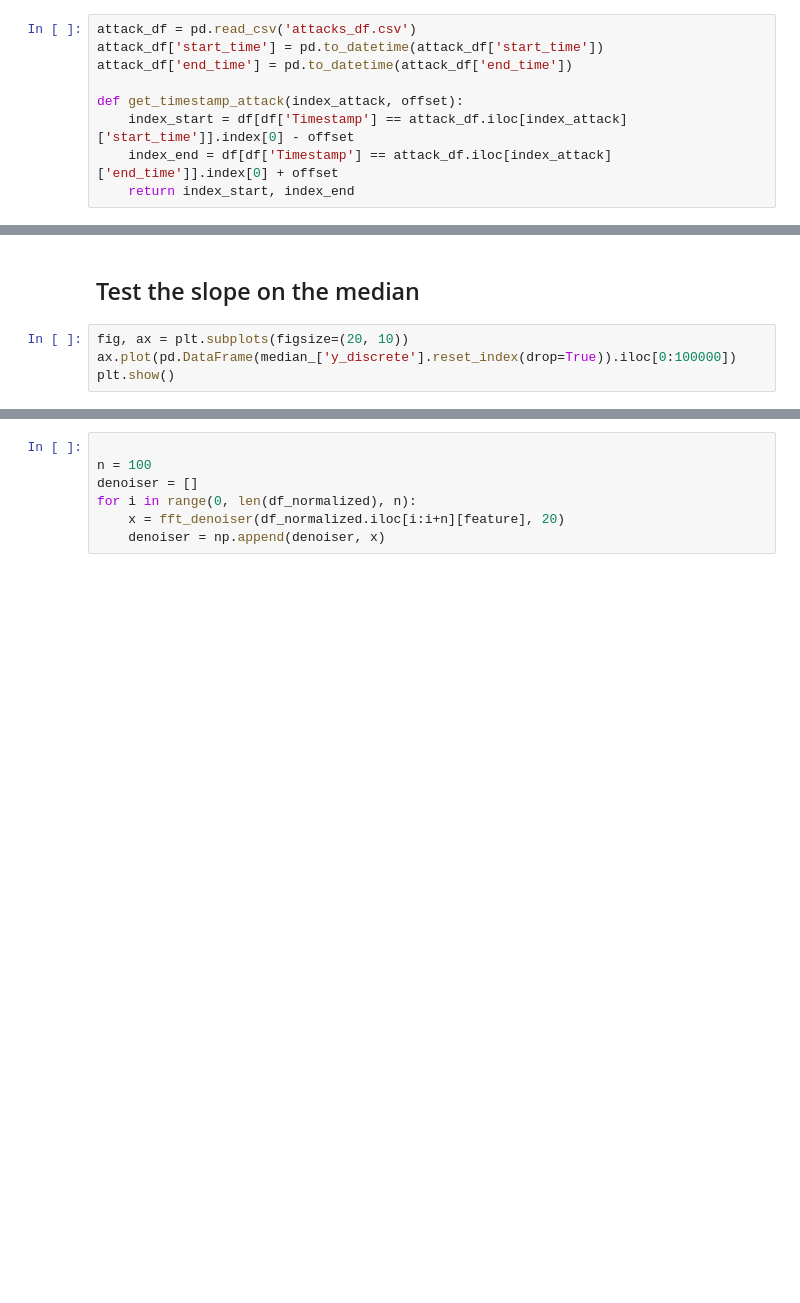
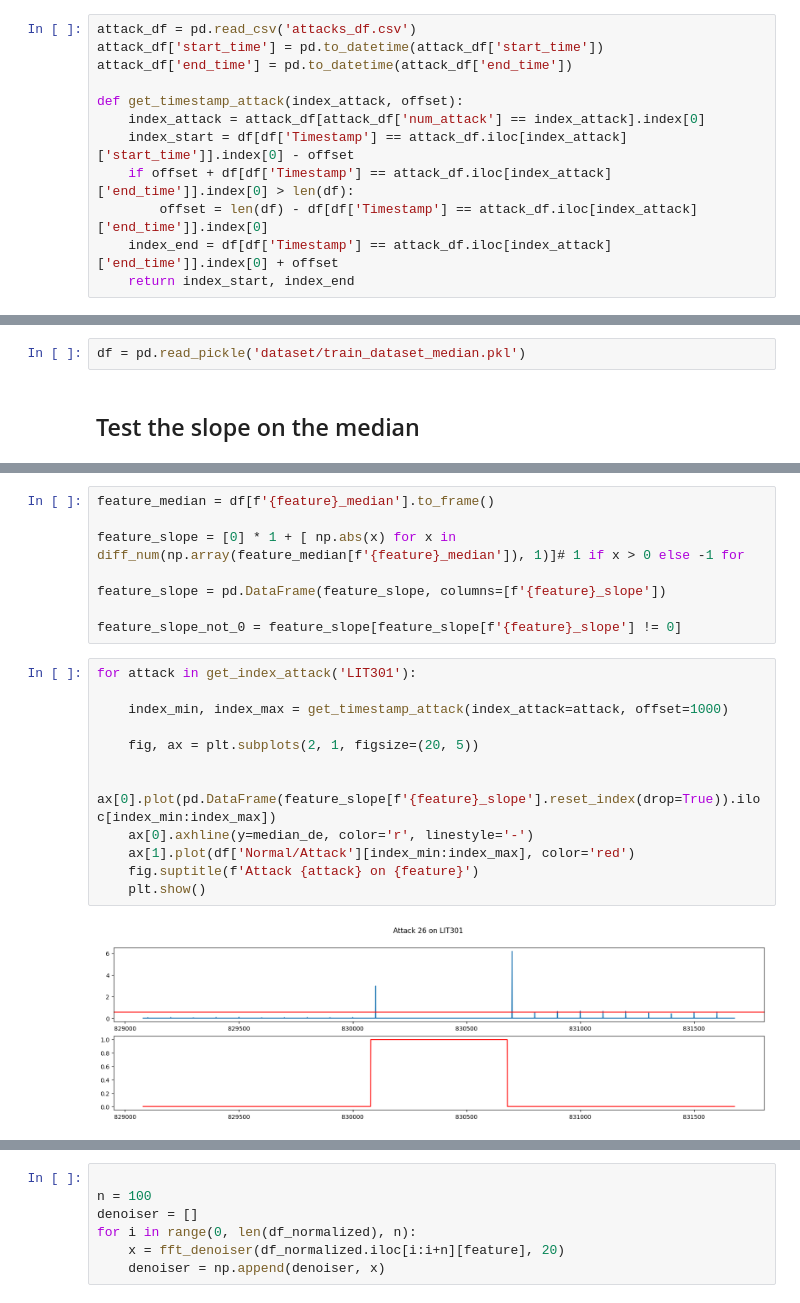
Before and after one commit to dbodenghien/SWaT_Analysis_TFE, a Jupyter notebook: markov_chain.ipynb, the cells around one changed output, grey strips where cells are left out. Cells and saved outputs as stored; diff of their text form; blank space fills up the shorter version.

```diff
--- a/markov_chain.ipynb
+++ b/markov_chain.ipynb
@@ -66,7 +70,10 @@ attack_df['start_time'] = pd.to_datetime(attack_df['start_time'])
 attack_df['end_time'] = pd.to_datetime(attack_df['end_time'])
 
 def get_timestamp_attack(index_attack, offset):
+    index_attack = attack_df[attack_df['num_attack'] == index_attack].index[0]
     index_start = df[df['Timestamp'] == attack_df.iloc[index_attack]['start_time']].index[0] - offset
+    if offset + df[df['Timestamp'] == attack_df.iloc[index_attack]['end_time']].index[0] > len(df):
+        offset = len(df) - df[df['Timestamp'] == attack_df.iloc[index_attack]['end_time']].index[0]
     index_end = df[df['Timestamp'] == attack_df.iloc[index_attack]['end_time']].index[0] + offset
     return index_start, index_end
 # %%
@@ -133,6 +140,4 @@ df.to_pickle('dataset/train_dataset_median.pkl')
+# %%
+df = pd.read_pickle('dataset/train_dataset_median.pkl')
 # %% [markdown]
 ## Test the slope on the median
-# %%
-fig, ax = plt.subplots(figsize=(20, 10))
-ax.plot(pd.DataFrame(median_['y_discrete'].reset_index(drop=True)).iloc[0:100000])
-plt.show()
@@ -138,0 +165,22 @@ plt.show()
+# %%
+feature_median = df[f'{feature}_median'].to_frame()
+
+feature_slope = [0] * 1 + [ np.abs(x) for x in diff_num(np.array(feature_median[f'{feature}_median']), 1)]# 1 if x > 0 else -1 for
+
+feature_slope = pd.DataFrame(feature_slope, columns=[f'{feature}_slope'])
+
+feature_slope_not_0 = feature_slope[feature_slope[f'{feature}_slope'] != 0]
+# %%
+for attack in get_index_attack('LIT301'):
+
+    index_min, index_max = get_timestamp_attack(index_attack=attack, offset=1000)
+
+    fig, ax = plt.subplots(2, 1, figsize=(20, 5))
+
+    ax[0].plot(pd.DataFrame(feature_slope[f'{feature}_slope'].reset_index(drop=True)).iloc[index_min:index_max])
+    ax[0].axhline(y=median_de, color='r', linestyle='-')
+    ax[1].plot(df['Normal/Attack'][index_min:index_max], color='red')
+    fig.suptitle(f'Attack {attack} on {feature}')
+    plt.show()
+# %% [output]
+[figure, added]
```
Also changed, not shown: parts of 137 cells of this notebook.
